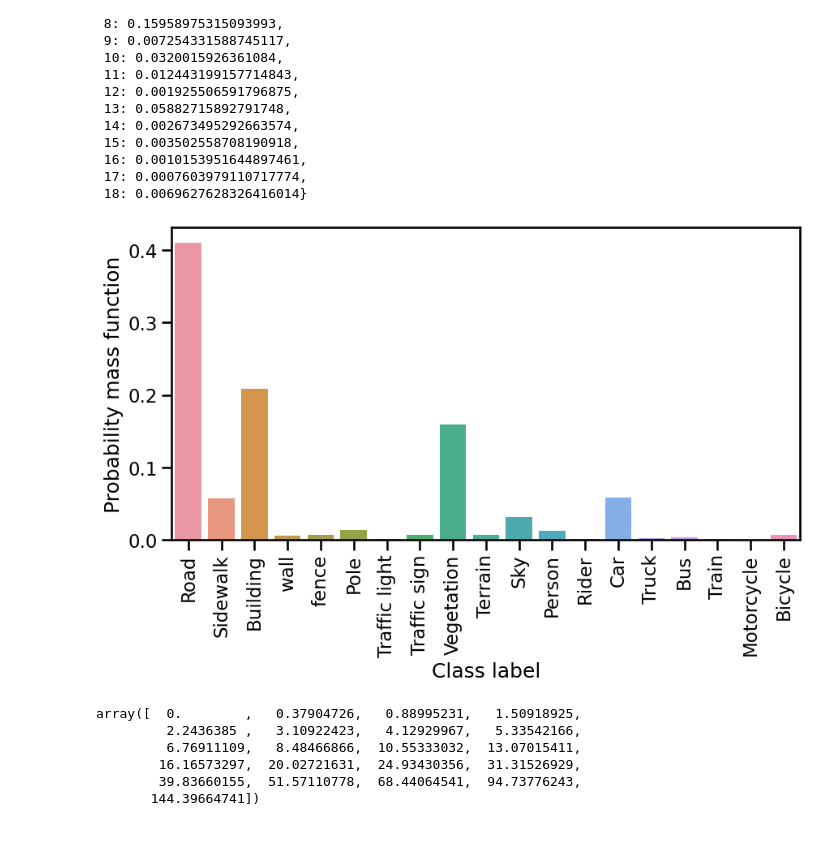
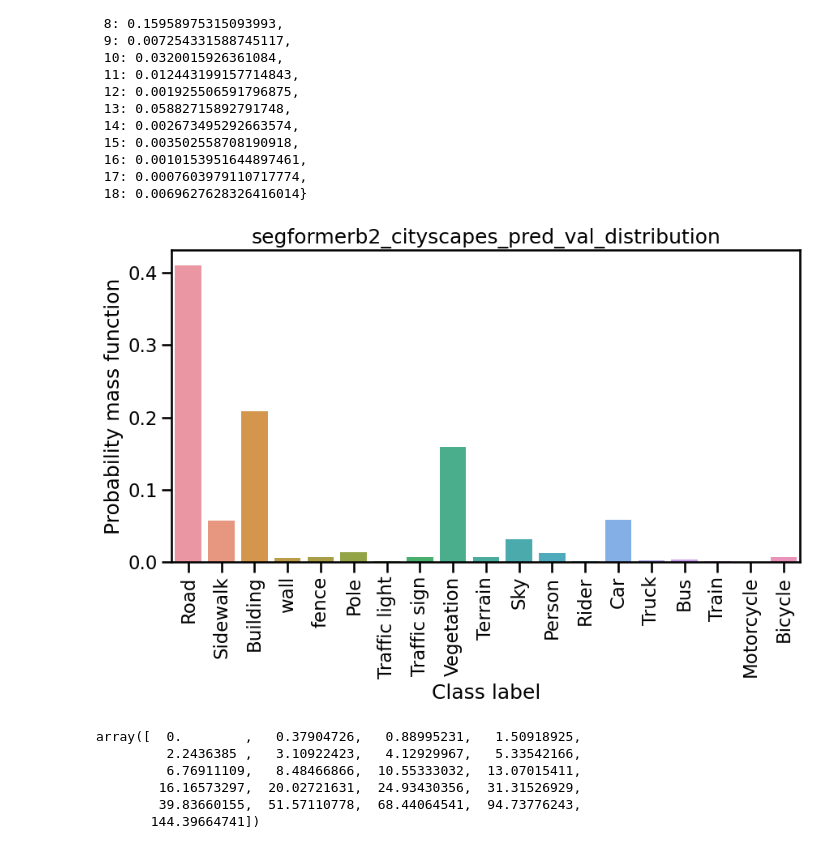
Before and after one commit to Siddharth-Shrivastava7/Diffusion_conditional_prior_segmentation, a Jupyter notebook: DDP/segmentation/mmseg/models/discrete_diffusion/testing_transition_rate.ipynb, the cells around one changed output. Drawn from its saved outputs; the diff is of its cells as text; code cells hidden in the pictures.

Commit message:
visualising segformerb2 city val distributions

```diff
--- a/DDP/segmentation/mmseg/models/discrete_diffusion/testing_transition_rate.ipynb
+++ b/DDP/segmentation/mmseg/models/discrete_diffusion/testing_transition_rate.ipynb
@@ -1036,24 +1036,25 @@ seformerb2_city_val_pred_distri
 # %%
 class_2_ind = {v: k for k, v in ind_2_class_dict.items()}
 ## val data
 sns.set_context('talk')
 plt.figure(figsize=(10,5))
 
 keys = list(seformerb2_city_val_pred_distri.keys())
 keys_for_plot = list(class_2_ind.keys())
 # get values in the same order as keys, and parse percentage values
 vals = [float(seformerb2_city_val_pred_distri[k]) for k in keys]
 # sns.barplot(x=keys, y=vals)
 sns.barplot(x=keys_for_plot, y=vals)
 
 plt.xlabel("Class label")
 plt.ylabel("Probability mass function")
 plt.xticks(rotation="vertical")
+plt.title('segformerb2_cityscapes_pred_val_distribution')
 
 # plt.show()
 plt.savefig('confusion_similarity_results/segformerb2_cityscapes_pred_val_distribution.png', bbox_inches = 'tight')
 # %% [output]
-[figure, old version]
+[figure, new version]
 # %%
 # transition_rate.sum(1)
 # np.diag(transition_rate)
```
Also changed, not shown: 1 other file.
